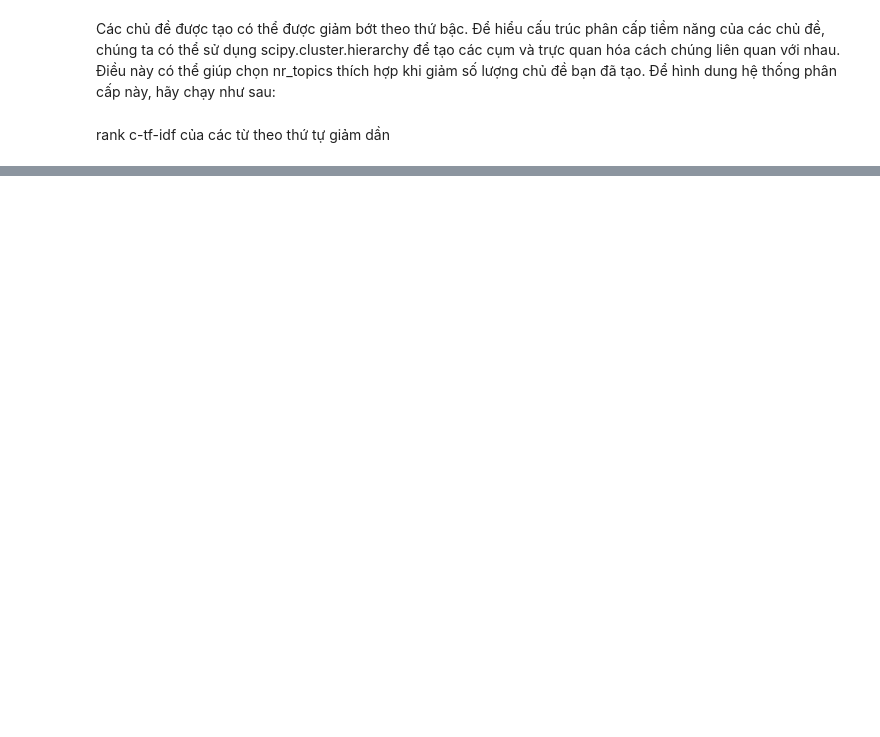
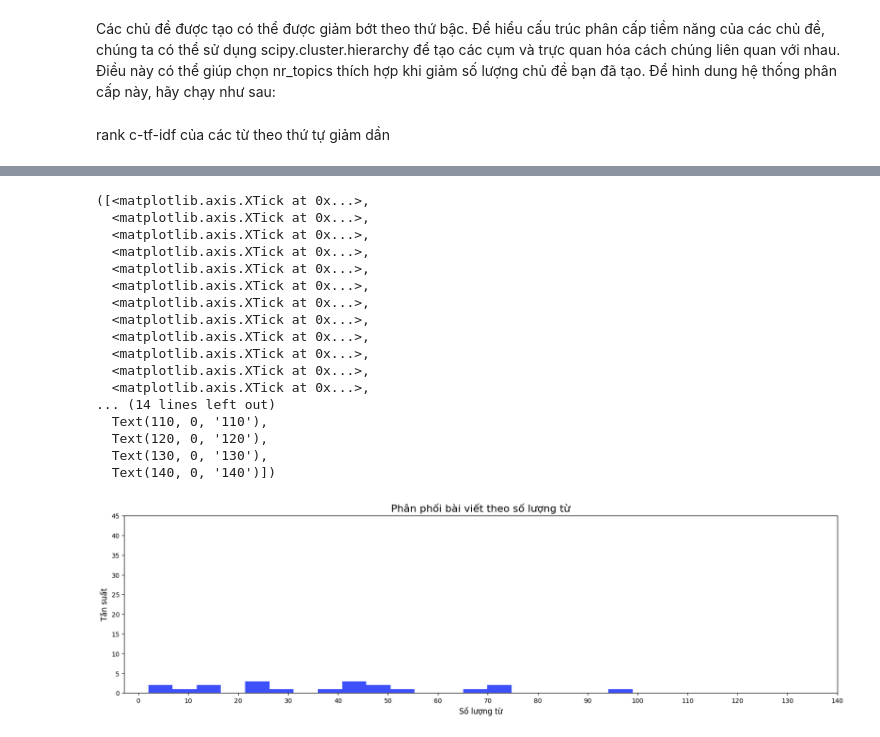
Before and after one commit to minhanh01bg/application_bertopic, a Jupyter notebook: bert_topic_facebook_group.ipynb, the cells around one changed output, grey strips where cells are left out. Saved outputs shown, nothing was run; the diff lists cells and outputs as text; code cells hidden in the pictures; blank space fills up the shorter version.

```diff
--- a/bert_topic_facebook_group.ipynb
+++ b/bert_topic_facebook_group.ipynb
@@ -470,3 +461,33 @@ classes = [i for i in papers["post_id"]]
 classes = [str(i) for i in classes] # convert to string
 topics_per_class = topic_model.topics_per_class(docs, classes=classes)
 topic_model.visualize_topics_per_class(topics_per_class)
+# %%
+
+count_cmt = []
+positive = []
+negative = []
+docs_len = [len(doc.split()) for doc in docs]
+papers['docs_len'] = docs_len
+doc_l = []
+for i in range(len(papers)):
+    for j in range(len(topics_per_class)):
+        if str(papers['post_id'][i]) == topics_per_class['Class'][j]:
+            count_cmt.append(papers['comments'][i])
+            positive.append(papers['positive'][i])
+            negative.append(papers['negative'][i])
+topics_per_class['Count_comments'] = count_cmt
+topics_per_class['positive'] = positive
+topics_per_class['negative'] = negative
+print(topics_per_class.shape)
+uni = topics_per_class['Name'].unique()
+print(uni)
+for i in range(len(topics_per_class)):
+    if topics_per_class['Name'][i] == uni[3]:
+        print(topics_per_class['Count_comments'][i])
+# gropby class
+_count_comments = topics_per_class.groupby(['Name'], as_index=False).agg({'Count_comments': 'sum'})
+_count_positive = topics_per_class.groupby(['Name'], as_index=False).agg({'positive': 'sum'})
+_count_negative = topics_per_class.groupby(['Name'], as_index=False).agg({'negative': 'sum'})
+print(_count_comments.head())
+print(_count_positive.head())
+print(_count_negative.head())
@@ -472,0 +524,32 @@ topic_model.visualize_topics_per_class(topics_per_class)
+# %%
+fig = plt.figure(figsize=(20,5))
+plt.hist(
+    papers['docs_len'],
+    bins=20,
+    color='#3D50FA'
+)
+
+plt.title('Phân phối bài viết theo số lượng từ', fontsize=16)
+plt.ylabel('Tần suất', fontsize=12)
+plt.xlabel('Số lượng từ', fontsize=12)
+plt.yticks(np.arange(0, 50, 5))
+plt.xticks(np.arange(0, 150, 10))
+# %% [output]
+([<matplotlib.axis.XTick at 0x...>,
+  <matplotlib.axis.XTick at 0x...>,
+  <matplotlib.axis.XTick at 0x...>,
+  <matplotlib.axis.XTick at 0x...>,
+  <matplotlib.axis.XTick at 0x...>,
+  <matplotlib.axis.XTick at 0x...>,
+  <matplotlib.axis.XTick at 0x...>,
+  <matplotlib.axis.XTick at 0x...>,
+  <matplotlib.axis.XTick at 0x...>,
+  <matplotlib.axis.XTick at 0x...>,
+  <matplotlib.axis.XTick at 0x...>,
+  <matplotlib.axis.XTick at 0x...>,
+... (14 lines left out)
+  Text(110, 0, '110'),
+  Text(120, 0, '120'),
+  Text(130, 0, '130'),
+  Text(140, 0, '140')])
+[figure, added]
```
Also changed, not shown: parts of 25 cells of this notebook, 18 other files.
